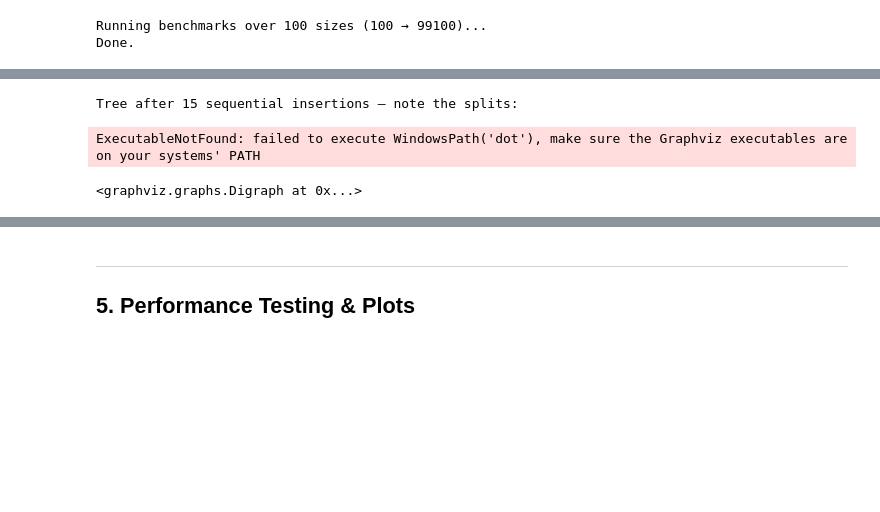
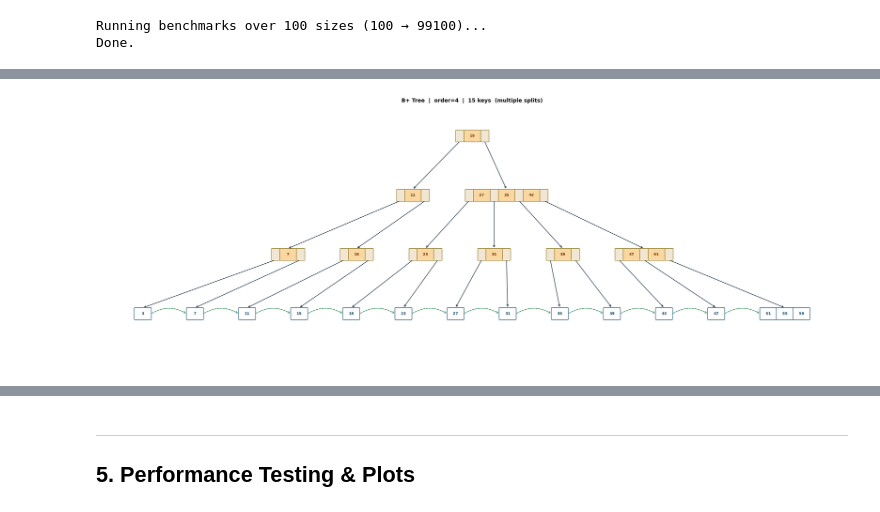
Before and after one commit to nachiketpatil0105/stay_ease, a Jupyter notebook: CS432_Track1_Submission/Module_A/report.ipynb, the cells around one changed output, grey strips where cells are left out. Drawn from its saved outputs; the diff is of its cells as text; code cells hidden in the pictures; blank space fills up the shorter version.

```diff
--- a/CS432_Track1_Submission/Module_A/report.ipynb
+++ b/CS432_Track1_Submission/Module_A/report.ipynb
@@ -942,18 +1022,12 @@ ExecutableNotFound: failed to execute WindowsPath('dot'), make sure the Graphviz
 # %%
 # ── Visualisation 2: larger tree — multiple levels of splits ──────────────────
 tree2 = BPlusTree(order=4)
 for k in [3, 7, 11, 15, 19, 23, 27, 31, 35, 39, 43, 47, 51, 55, 59]:
     tree2.insert(k, f"val_{k}")
 
-dot2 = tree2.visualize_tree()
-dot2.attr(label="B+ Tree  |  order=4  |  15 keys  (multiple splits)",
-          labelloc="t", fontsize="13")
-print("Tree after 15 sequential insertions — note the splits:")
-dot2
+tree2.visualize_tree(title="B+ Tree  |  order=4  |  15 keys  (multiple splits)")
 # %% [output]
-Tree after 15 sequential insertions — note the splits:
-ExecutableNotFound: failed to execute WindowsPath('dot'), make sure the Graphviz executables are on your systems' PATH
-<graphviz.graphs.Digraph at 0x...>
+[figure, added]
 # %%
 # ── Visualisation 3: before and after deletion ────────────────────────────────
 tree3 = BPlusTree(order=4)
```
Also changed, not shown: parts of 9 cells of this notebook.
